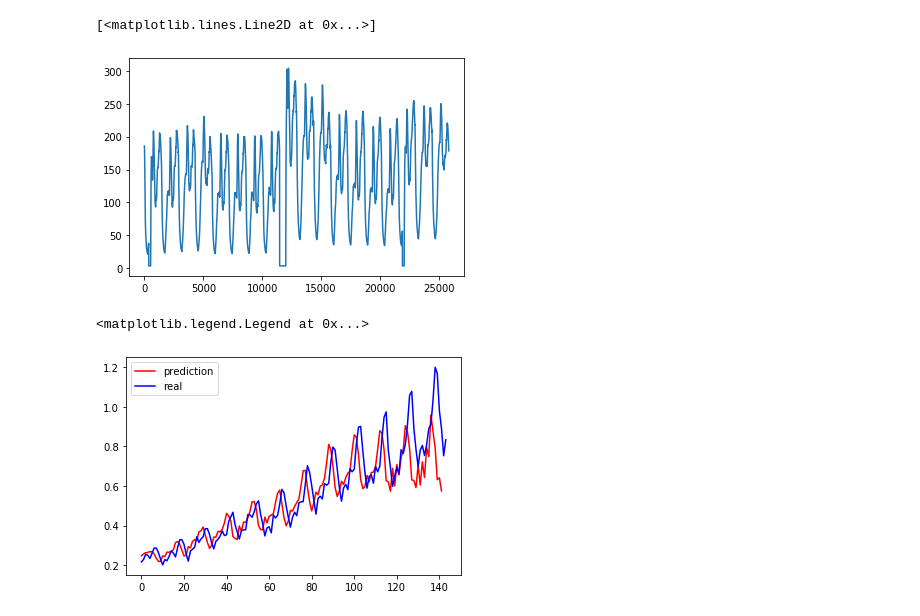
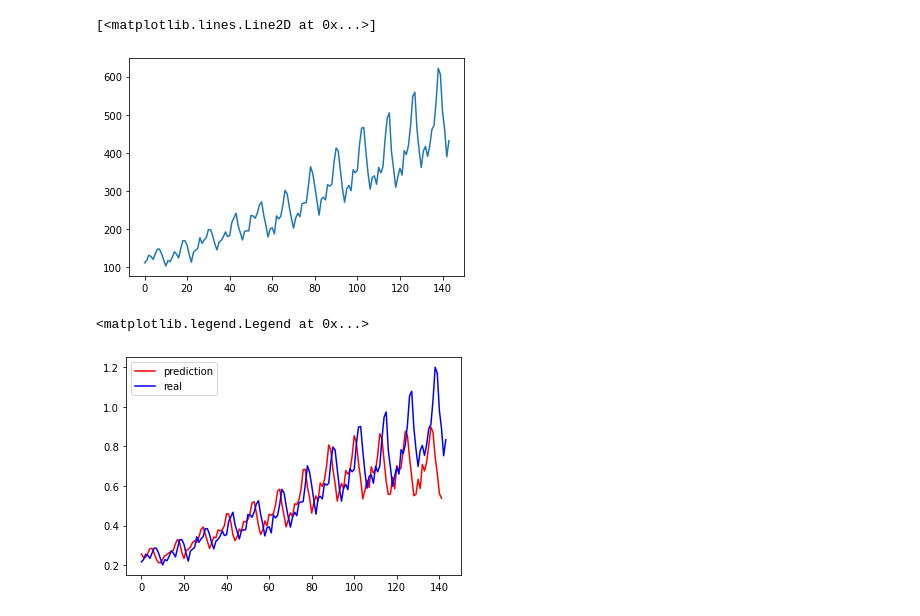
Before and after one commit to TzeHimSung/deviation_analysis, a Jupyter notebook: lstm_pytorch/lstm_air.ipynb, the cells around one changed output. Cells and saved outputs as stored; diff of their text form; code cells hidden in the pictures.

```diff
--- a/lstm_pytorch/lstm_air.ipynb
+++ b/lstm_pytorch/lstm_air.ipynb
@@ -9,10 +11,10 @@ from torch.autograd import Variable
 # %%
-# data_csv = pd.read_csv('./data/AirPassengers.csv', usecols=[1])
-data_csv = pd.read_csv('./data/0', usecols=[0])
+data_csv = pd.read_csv('./data/AirPassengers.csv', usecols=[1])
+# data_csv = pd.read_csv('./data/0.csv', usecols=[0])
 plt.plot(data_csv)
 # %% [output]
 [<matplotlib.lines.Line2D at 0x...>]
-[figure, old version]
+[figure, new version]
 # %%
 # data clean
 data_csv = data_csv.dropna()
@@ -92,4 +94,4 @@ plt.plot(dataset, 'b', label='real')
 plt.legend(loc='best')
 # %% [output]
 <matplotlib.legend.Legend at 0x...>
-[figure, old version]
+[figure, new version]
```
Also changed, not shown: parts of 2 cells of this notebook.
